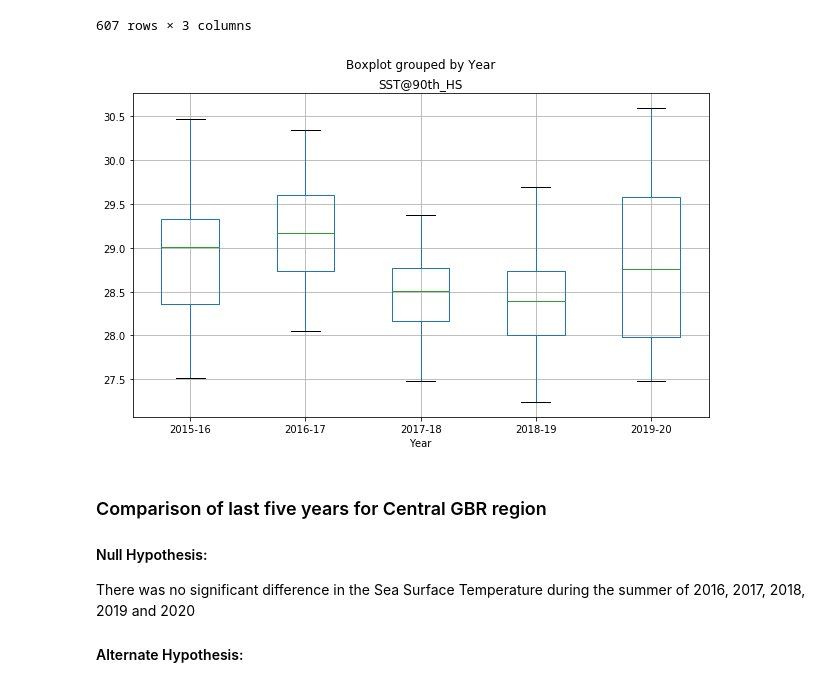
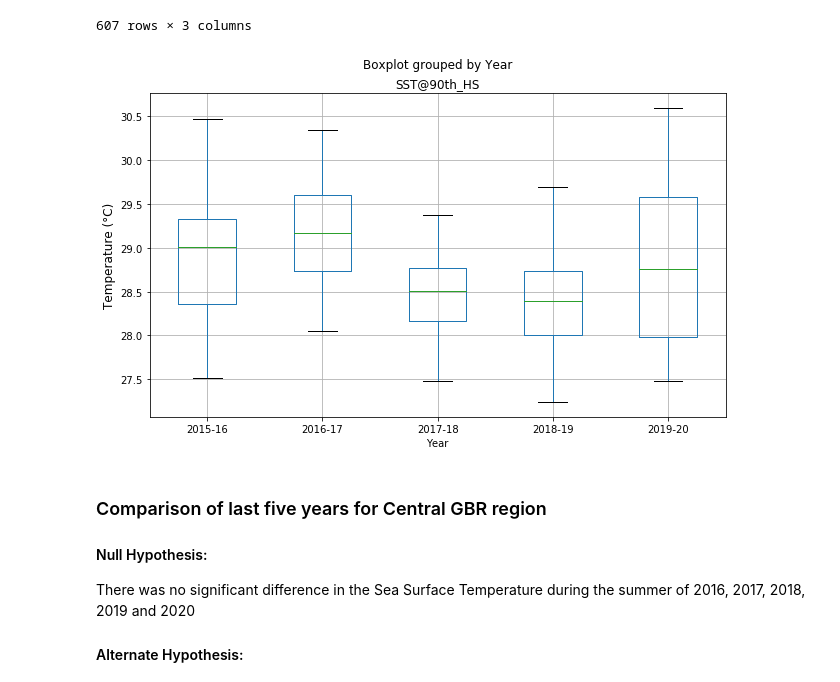
Before and after one commit to Aastha-Arora/Great-Barrier-Reef, a Jupyter notebook: 3. Central_GBR.ipynb, the cells around one changed output. Saved outputs shown, nothing was run; the diff lists cells and outputs as text; code cells hidden in the pictures.

Commit message:
Updated plots

```diff
--- a/3. Central_GBR.ipynb
+++ b/3. Central_GBR.ipynb
@@ -381,10 +381,11 @@ summer_df
 607 rows × 3 columns
 # %%
 summer_df.boxplot("SST@90th_HS", by="Year", figsize=(10, 6))
+plt.ylabel('Temperature (°C)', fontsize='12')
 plt.savefig('Output/SavedPlots/year_by_year_boxplot_central.png')
 plt.show()
 # %% [output]
-[figure, old version]
+[figure, new version]
 # %% [markdown]
 ### Comparison of last  five years for Central GBR region
 
```
Also changed, not shown: parts of 1 cell of this notebook, 4 other files.
